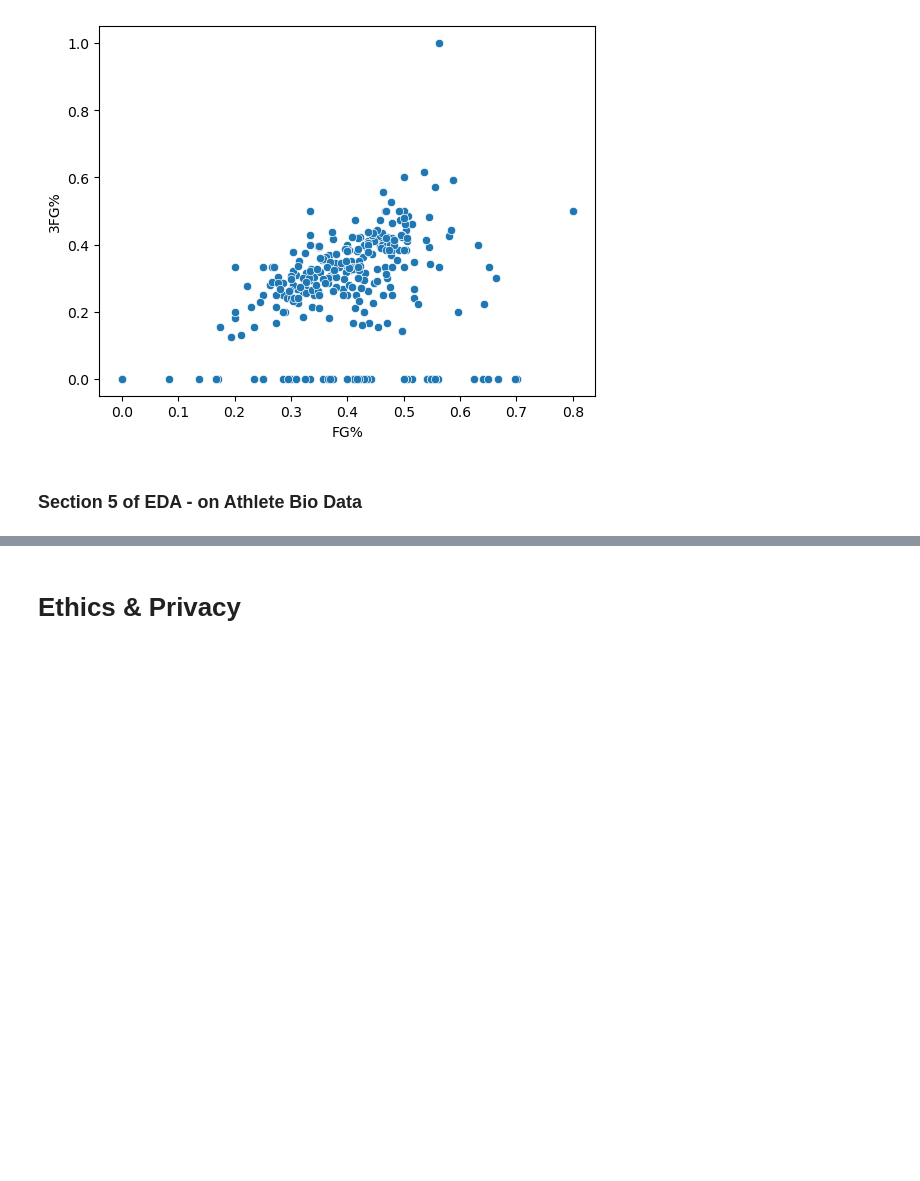
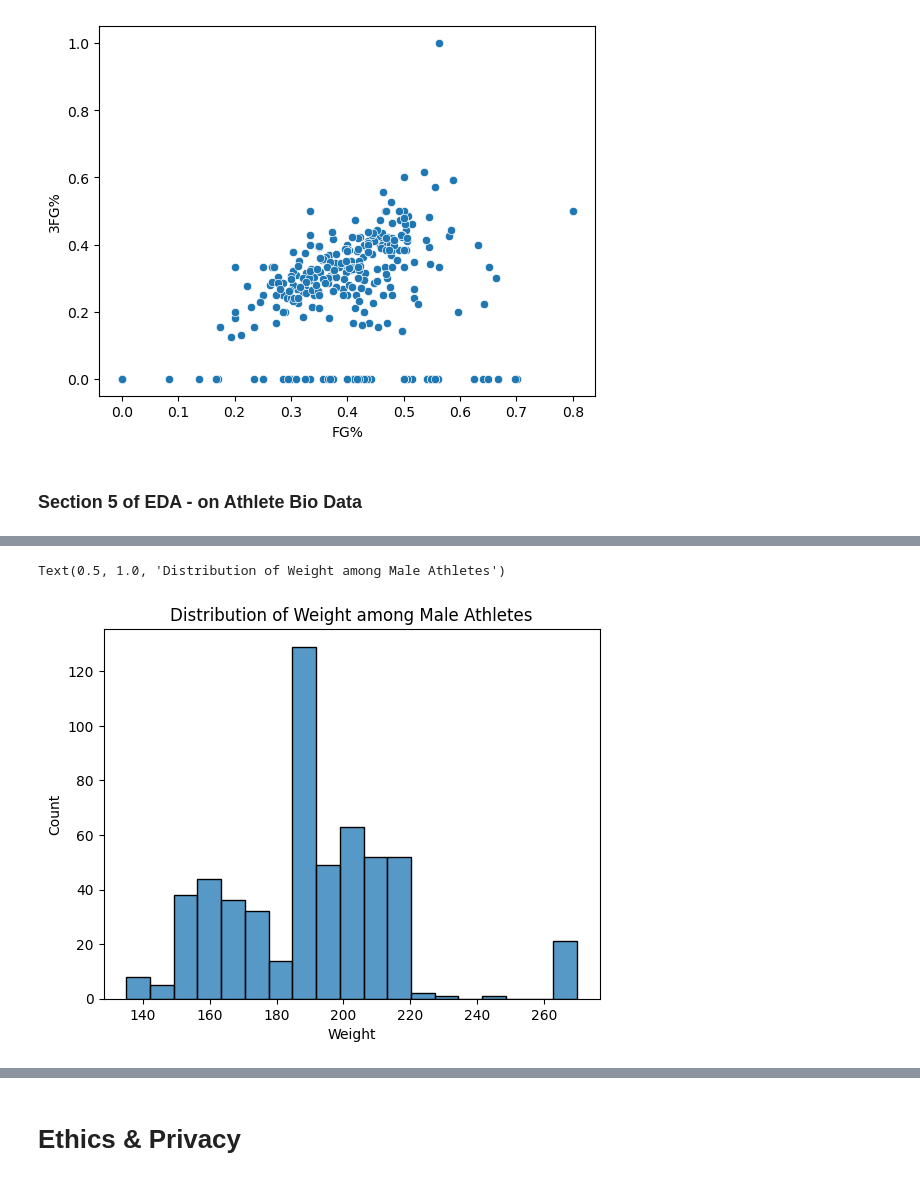
Before and after one commit to COGS108/Group133_WI24, a Jupyter notebook: EDACheckpoint_Group133_WI24.ipynb, the cells around one changed output, grey strips where cells are left out. Saved outputs shown, nothing was run; the diff lists cells and outputs as text; code cells hidden in the pictures; blank space fills up the shorter version.

```diff
--- a/EDACheckpoint_Group133_WI24.ipynb
+++ b/EDACheckpoint_Group133_WI24.ipynb
@@ -1010,0 +1007,6 @@ sns.scatterplot(basketball, x = 'FG%', y = '3FG%') # relationship between FG% an
+# %%
+sns.histplot(data=athlete_bio_scraped, x='Weight') #distribution of weight among male athletes
+plt.title('Distribution of Weight among Male Athletes')
+# %% [output]
+Text(0.5, 1.0, 'Distribution of Weight among Male Athletes')
+[figure, added]
```
Also changed, not shown: parts of 10 cells of this notebook.
